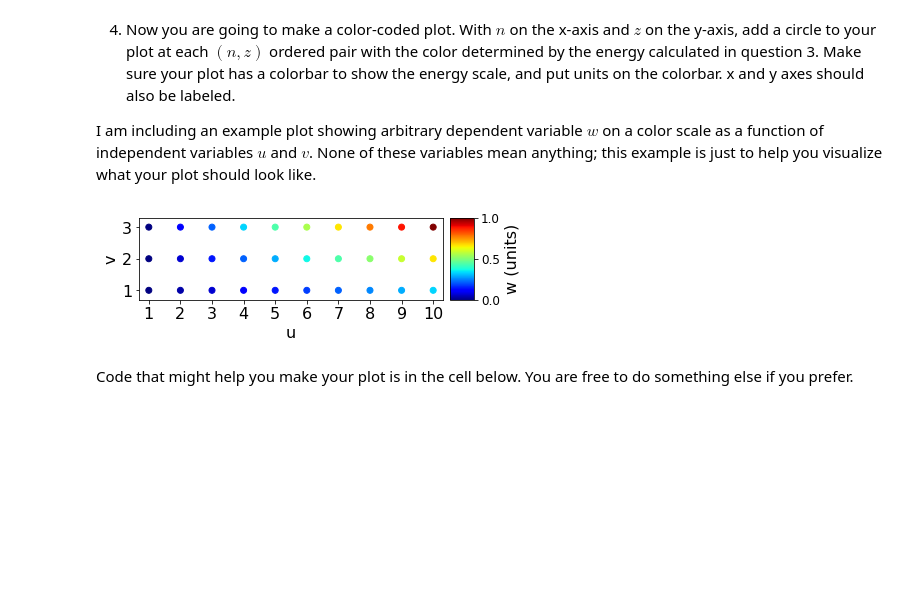
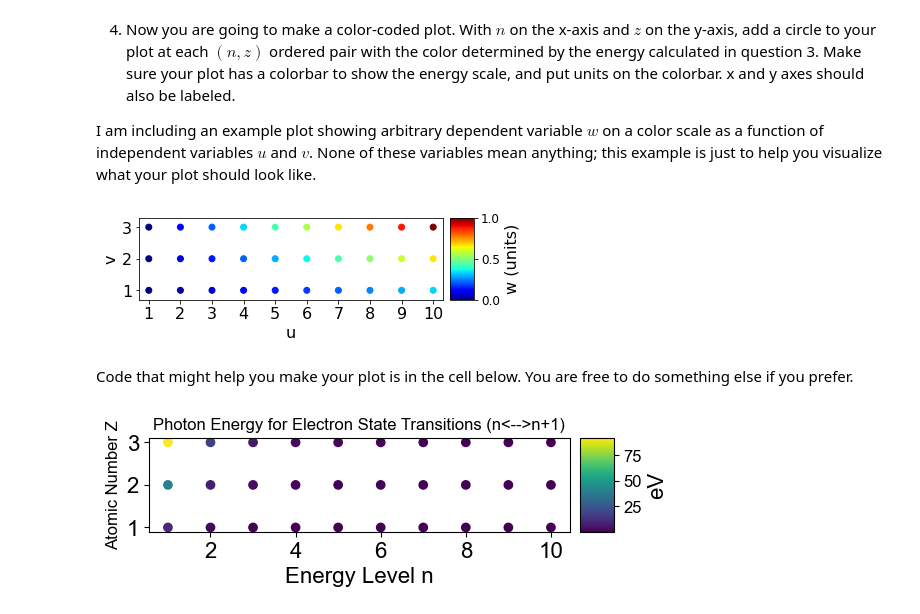
Before and after one commit to OwenBlume/PHYS309, a Jupyter notebook: PHYS309Assignment4.ipynb, the cells around one changed output. Cells and saved outputs as stored; diff of their text form; code cells hidden in the pictures; blank space fills up the shorter version.

```diff
--- a/PHYS309Assignment4.ipynb
+++ b/PHYS309Assignment4.ipynb
@@ -11,4 +11,17 @@ Note: you are responsible for importing the packages you need and making sure yo
     <li>Write a function that finds the photon <em>energy</em> in eV (calculate it from the wavelength predicted by the Rydberg equation) that moves an electron between levels $n$ and $n+1$. The independent variables of your function should be $Z$ (atomic number) and $n$. Do not hand-code any constants: use the pre-programmed values in <tt>scipy</tt>.</li>
 </ol>
 # %%
+import numpy as np
+import math
+import matplotlib.pyplot as plt
+from scipy import constants
+
+plt.rcParams.update({"font.size":16, "axes.labelsize":16, "font.family":"sans-serif",
+                     "font.sans-serif":"Arial"})
 # Your code here
+def PhotonEnergy(n,Z):
+    oneOverLambda=constants.Rydberg*(Z**2)*((1/(n**2))-(1/((n+1)**2)))
+    frequency=constants.c*oneOverLambda
+    eInJoules=constants.Planck*frequency
+    return eInJoules/constants.electron_volt
+print(PhotonEnergy(1,1))
@@ -18,10 +33,18 @@ Note: you are responsible for importing the packages you need and making sure yo
 </ol>
 # %%
 # Your code here
+ns=[]
+for i in range(1,11):
+    ns.append(i)
+Zs=[]
+for i in range(1,4):
+    Zs.append(i)
 # %% [markdown]
 <ol start=3>
     <li>For each combination of $Z$ and $n$, calculate the energy of light required to move from level $n$ to $n+1$. Store the results in an array with 3 rows and 10 columns. You may find the meshgrid command helpful.</li>
 </ol>
 # %%
-Zv, nv = np.meshgrid(Z, n)
+Zv, nv = np.meshgrid(Zs, ns)
 # Your code here
+es=PhotonEnergy(nv,Zv)
+print(es)
@@ -40,16 +74,20 @@ display(sample)
 # %% [markdown]
 Code that might help you make your plot is in the cell below. You are free to do something else if you prefer.
 # %%
-from mpl_toolkits.axes_grid1 import make_axes_locatable
 
 fig, ax = plt.subplots(1, 1, figsize=(6,6))
-plot1 = ax.scatter(nv, Zv, ...) # Look up how to make a color-coded scatter plot
+plot1 = ax.scatter(nv, Zv, c=PhotonEnergy(nv,Zv)) # Look up how to make a color-coded scatter plot
 ax.set_aspect('equal')
+ax.set_xlabel("Energy Level n")
+ax.set_ylabel("Atomic Number Z",size=12)
+ax.set_title("Photon Energy for Electron State Transitions (n<-->n+1)",size=12)
 
 # Create a colorbar axis on the right side of ax. The width of cax will be 8%
 # of ax and the padding between cax and ax will be fixed at 0.1 inch.
 divider = make_axes_locatable(ax)
 cax = divider.append_axes("right", size="8%", pad=0.1)
 cbar = plt.colorbar(plot1, cax=cax)
 cbar.ax.tick_params(labelsize=12)
-cbar.set_label('...')
+cbar.set_label('eV')
+# %% [output]
+[figure, added]
```
Also changed, not shown: parts of 2 cells of this notebook.
